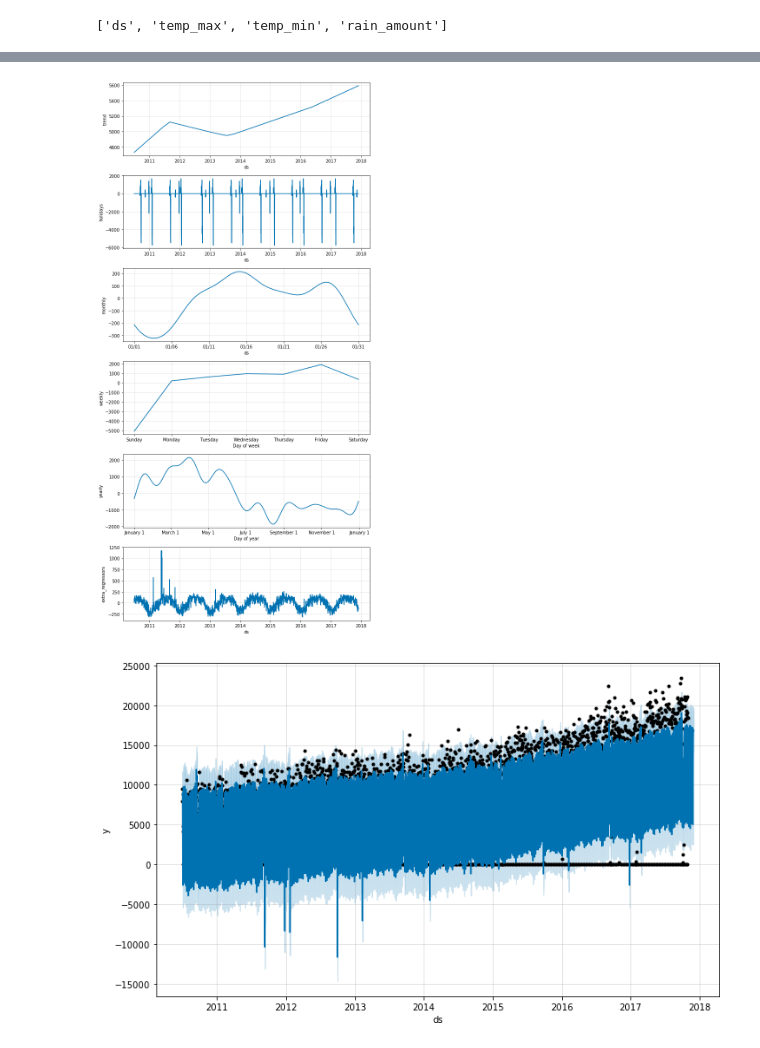
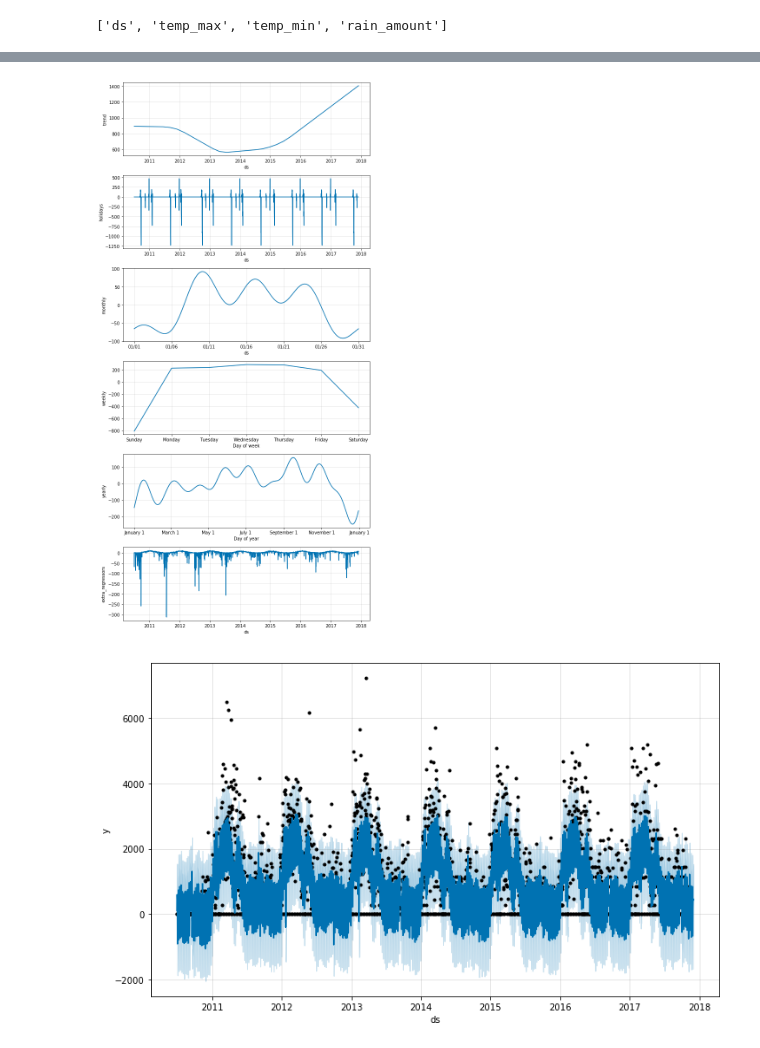
Before and after one commit to wNextop/nextop-engine, a Jupyter notebook: nextop_engine/prophet_with_companycode.ipynb, the cells around one changed output, grey strips where cells are left out. Cells and saved outputs as stored; diff of their text form; code cells hidden in the pictures.

```diff
--- a/nextop_engine/prophet_with_companycode.ipynb
+++ b/nextop_engine/prophet_with_companycode.ipynb
@@ -19,2 +11,2 @@ varr.PJ_DIR
 # %%
-df_raw= ft_c.xlsx_opener(varr.PJ_DIR+varr.DF_DIR, 'KPP일별투입(10_17)_withobject.xlsx')
+df_raw= ft_c.xlsx_opener(varr.PJ_DIR+varr.DF_DIR, 'KPP일별투입(10_17)_withcompanycode.xlsx')
@@ -74,4 +15,2 @@ df_temp
 # %%
 y_col= df_raw.columns.values.tolist()
-# %%
-y_col= y_col[1:]
@@ -153,9 +53,9 @@ result_dict[1041]['model'].plot(result_dict[1041]['forecastProphetTable'])
 # %%
-result_dict[1041]['model'].plot_components(result_dict[1041]['forecastProphetTable'])
+result_dict[227645]['model'].plot_components(result_dict[227645]['forecastProphetTable'])
 # %% [output]
-[figure, old version]
+[figure, new version]
 # %%
-result_dict[1692]['model'].plot(result_dict[1692]['forecastProphetTable'])
+result_dict[230054]['model'].plot(result_dict[230054]['forecastProphetTable'])
 # %% [output]
-[figure, old version]
+[figure, new version]
 # %%
```
Also changed, not shown: parts of 21 cells of this notebook, 18 other files.
